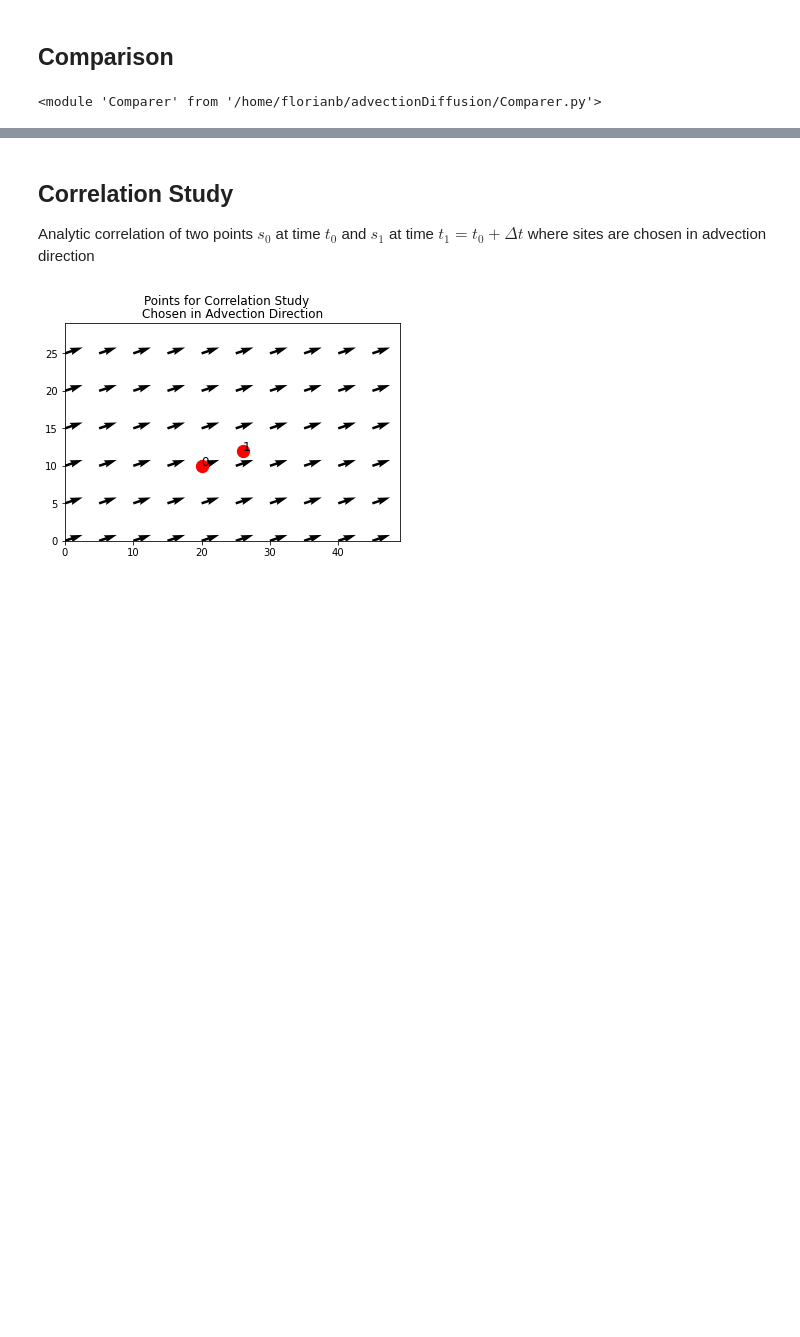
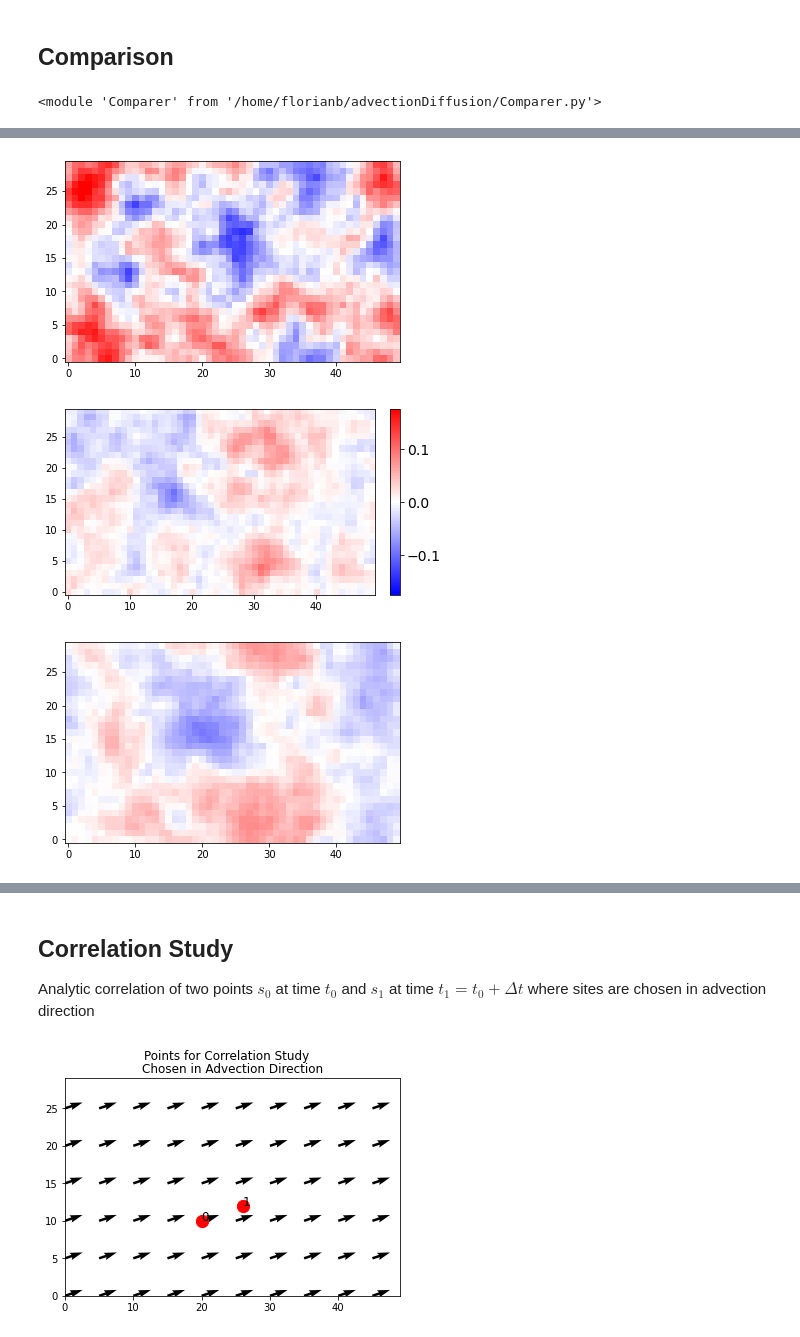
Before and after one commit to FlorianBeiser/advectionDiffusion, a Jupyter notebook: FilteringComparison.ipynb, the cells around one changed output, grey strips where cells are left out. Drawn from its saved outputs; the diff is of its cells as text; code cells hidden in the pictures; blank space fills up the shorter version.

Commit message:
Results for paper (note the values to copy)

```diff
--- a/FilteringComparison.ipynb
+++ b/FilteringComparison.ipynb
@@ -295,6 +295,8 @@ Model error in historical forecast added
 Model error in historical forecast added
 # %% [markdown]
 ## Comparison
+# %%
+result_timestamp = None
 # %%
 from importlib import reload
 reload(Comparer)
@@ -309,3 +313,34 @@ comparer.mean_plots()
+# %%
+if save_rmse:
+    import numpy as np
+    import datetime
+    from mpl_toolkits.axes_grid1 import make_axes_locatable
+
+    result_timestamp = datetime.datetime.now().strftime("%Y_%m_%d-%H_%M_%S")
+    filepath = "experiment_files/experiment_" + timestamp + "/"
+
+    fig1, ax1 = plt.subplots(figsize=(6,4))
+    im1 = ax1.imshow(mean_err_etkf, origin = "lower", vmin=-0.175, vmax=0.175, cmap="bwr")
+    plt.savefig(filepath + "rmse_etkf_" + result_timestamp + ".png")
+    plt.show()
+
+    fig2, ax2 = plt.subplots(figsize=(6,4))
+    im2 = ax2.imshow(mean_err_letkf, origin = "lower", vmin=-0.175, vmax=0.175, cmap="bwr")
+    ax_divider = make_axes_locatable(ax2)
+    ax_cb = ax_divider.append_axes("right", size="3%", pad="5%")
+    cbar = plt.colorbar(im2, cax=ax_cb)
+    cbar.ax.tick_params(labelsize=14)
+    plt.savefig(filepath + "rmse_letkf_" + result_timestamp + ".png")
+    plt.show()
+
+    fig3, ax3 = plt.subplots(figsize=(6,4))
+    im3 = ax3.imshow(mean_err_iewpf, origin = "lower", vmin=-0.175, vmax=0.175, cmap="bwr")
+    plt.savefig(filepath + "rmse_iewpf_" + result_timestamp + ".png")
+    plt.show()
+# %% [output]
+[figure, added]
+[figure, added]
+[figure, added]
 # %%
 mean_rmse_kf, mean_rmse_etkf, mean_rmse_letkf, mean_rmse_iewpf = comparer.mean_rmse()
 
```
Also changed, not shown: parts of 27 cells of this notebook, 2 other files.
